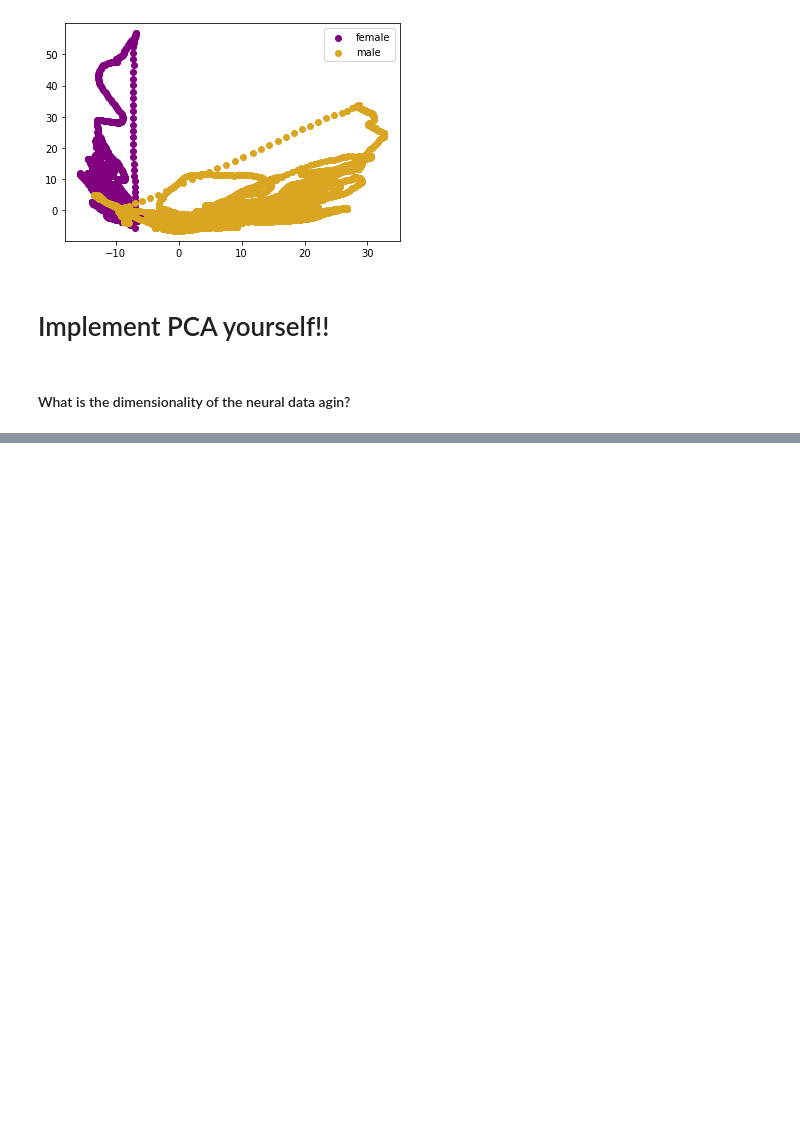
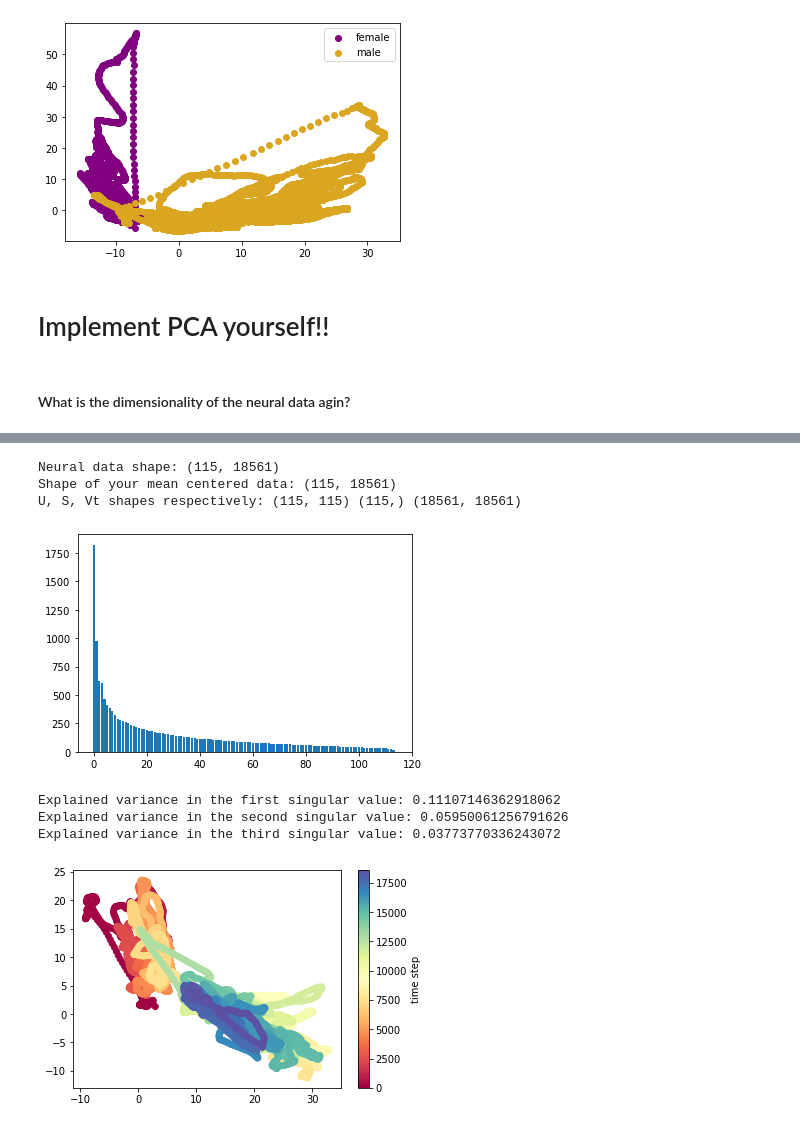
Before and after one commit to SaberaTalukder/Chen_Institute_DataSAI_for_Neuroscience, a Jupyter notebook: 07_05_22_day1_overview/code/diy_notebooks/dimensionality_reduction.ipynb, the cells around one changed output, grey strips where cells are left out. Cells and saved outputs as stored; diff of their text form; code cells hidden in the pictures; blank space fills up the shorter version.

```diff
--- a/07_05_22_day1_overview/code/diy_notebooks/dimensionality_reduction.ipynb
+++ b/07_05_22_day1_overview/code/diy_notebooks/dimensionality_reduction.ipynb
@@ -561,0 +604,68 @@ print(U.shape, S.shape, Vt.shape)
+# %%
+# Option 2 Solution:
+print('Neural data shape:', neural_data.shape)
+
+# Take the mean of your data
+mean_neural_data = np.mean(neural_data, axis=0)
+
+# mean center all your data
+mean_centered_neural_data = neural_data - mean_neural_data
+print('Shape of your mean centered data:', mean_centered_neural_data.shape)
+
+# compute the matrix decomposition via Singular Value Decomposition (SVD)
+U, S, Vt = svd(mean_centered_neural_data, full_matrices=True)
+print('U, S, Vt shapes respectively:', U.shape, S.shape, Vt.shape)
+
+
+
+# plot the singular values
+%matplotlib inline
+_ = plt.bar(np.arange(S.shape[0]), S)
+_ = plt.show()
+
+print('Explained variance in the first singular value:', S[0]/np.sum(S))
+print('Explained variance in the second singular value:',S[1]/np.sum(S))
+print('Explained variance in the third singular value:',S[2]/np.sum(S))
+
+# decomposition with 2 singular values, and 2 left singular vectors
+pca_data_2_via_svd = np.dot(mean_centered_neural_data.T, U[:, 0:2])
+
+# Do the plotting for 2d
+time_varying_color = np.arange(0, mean_centered_neural_data.shape[1], 1)
+_ = plt.scatter(pca_data_2_via_svd[:, 0], pca_data_2_via_svd[:, 1], c=time_varying_color, cmap='Spectral')
+cbar = plt.colorbar()
+cbar.set_label('time step')
+_ = plt.show()
+
+
+
+# decomposition with 3 singular values, and 3 left singular vectors
+pca_data_3_via_svd = np.dot(mean_centered_neural_data.T, U[:, 0:3])
+
+# plotting for 3d
+%matplotlib notebook
+fig = plt.figure()
+ax = plt.axes(projection='3d')
+
+# Enter code here:
+pc1 = pca_data_3_via_svd[:, 0]
+pc2 = pca_data_3_via_svd[:, 1]
+pc3 = pca_data_3_via_svd[:, 2]
+
+our_plot = ax.scatter3D(pc1, pc2, pc3, c=time_varying_color, cmap='Spectral')
+
+_ = ax.set_xlabel('pc1')
+_ = ax.set_ylabel('pc2')
+_ = ax.set_zlabel('pc3')
+
+cbar = fig.colorbar(our_plot, ax=ax)
+cbar.set_label('time step')
+# %% [output]
+Neural data shape: (115, 18561)
+Shape of your mean centered data: (115, 18561)
+U, S, Vt shapes respectively: (115, 115) (115,) (18561, 18561)
+[figure, added]
+Explained variance in the first singular value: 0.11107146362918062
+Explained variance in the second singular value: 0.05950061256791626
+Explained variance in the third singular value: 0.03773770336243072
+[figure, added]
```
Also changed, not shown: parts of 17 cells of this notebook, 1 other file.
